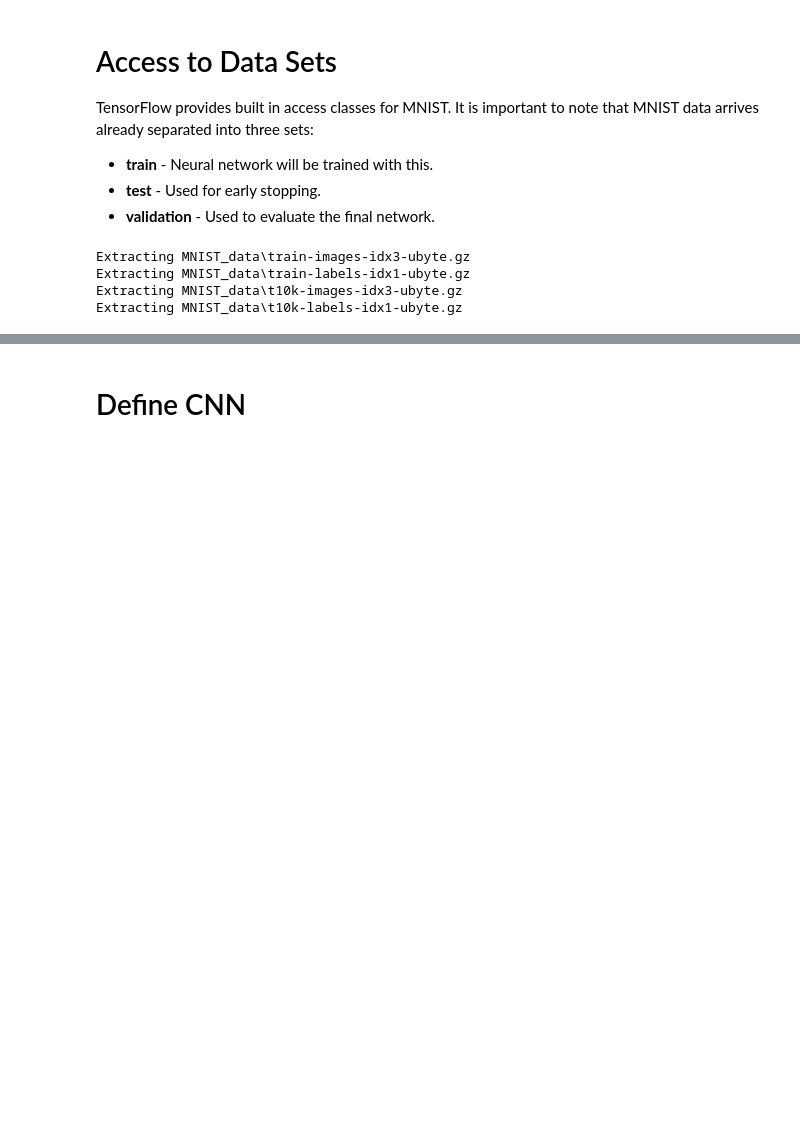
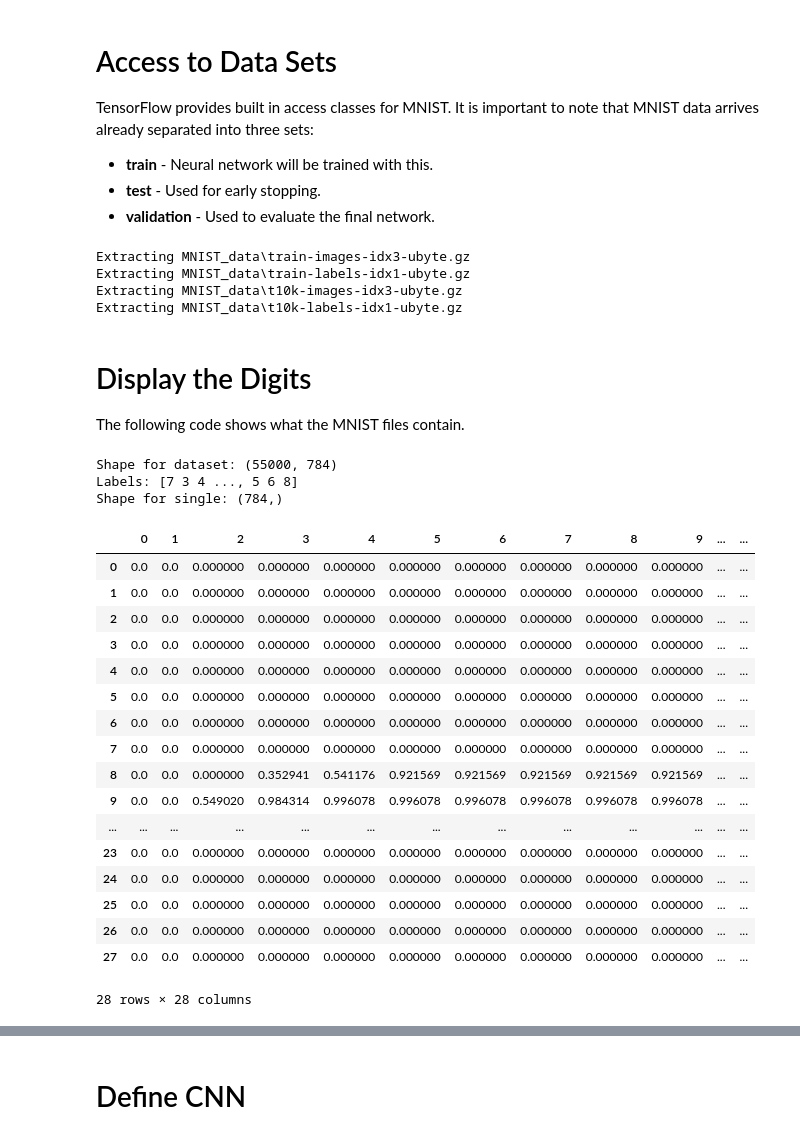
Before and after one commit to jeffheaton/t81_558_deep_learning, a Jupyter notebook: t81_558_class8_cnn.ipynb, the cells around one changed output, grey strips where cells are left out. Saved outputs shown, nothing was run; the diff lists cells and outputs as text; code cells hidden in the pictures; blank space fills up the shorter version.

```diff
--- a/t81_558_class8_cnn.ipynb
+++ b/t81_558_class8_cnn.ipynb
@@ -268,3 +264,42 @@ Extracting MNIST_data\train-images-idx3-ubyte.gz
 Extracting MNIST_data\train-labels-idx1-ubyte.gz
 Extracting MNIST_data\t10k-images-idx3-ubyte.gz
 Extracting MNIST_data\t10k-labels-idx1-ubyte.gz
+# %% [markdown]
+# Display the Digits
+
+The following code shows what the MNIST files contain.
+# %%
+# Display as text
+from IPython.display import display
+import pandas as pd
+
+print("Shape for dataset: {}".format(mnist.train.images.shape))
+print("Labels: {}".format(mnist.train.labels))
+
+# Single MNIST digit
+single = mnist.train.images[0]
+print("Shape for single: {}".format(single.shape))
+
+display(pd.DataFrame(single.reshape(28,28)))
+# %% [output]
+Shape for dataset: (55000, 784)
+Labels: [7 3 4 ..., 5 6 8]
+Shape for single: (784,)
+|  | 0 | 1 | 2 | 3 | 4 | 5 | 6 | 7 | 8 | 9 | ... | ... |
+| 0 | 0.0 | 0.0 | 0.000000 | 0.000000 | 0.000000 | 0.000000 | 0.000000 | 0.000000 | 0.000000 | 0.000000 | ... | ... |
+| 1 | 0.0 | 0.0 | 0.000000 | 0.000000 | 0.000000 | 0.000000 | 0.000000 | 0.000000 | 0.000000 | 0.000000 | ... | ... |
+| 2 | 0.0 | 0.0 | 0.000000 | 0.000000 | 0.000000 | 0.000000 | 0.000000 | 0.000000 | 0.000000 | 0.000000 | ... | ... |
+| 3 | 0.0 | 0.0 | 0.000000 | 0.000000 | 0.000000 | 0.000000 | 0.000000 | 0.000000 | 0.000000 | 0.000000 | ... | ... |
+| 4 | 0.0 | 0.0 | 0.000000 | 0.000000 | 0.000000 | 0.000000 | 0.000000 | 0.000000 | 0.000000 | 0.000000 | ... | ... |
+| 5 | 0.0 | 0.0 | 0.000000 | 0.000000 | 0.000000 | 0.000000 | 0.000000 | 0.000000 | 0.000000 | 0.000000 | ... | ... |
+| 6 | 0.0 | 0.0 | 0.000000 | 0.000000 | 0.000000 | 0.000000 | 0.000000 | 0.000000 | 0.000000 | 0.000000 | ... | ... |
+| 7 | 0.0 | 0.0 | 0.000000 | 0.000000 | 0.000000 | 0.000000 | 0.000000 | 0.000000 | 0.000000 | 0.000000 | ... | ... |
+| 8 | 0.0 | 0.0 | 0.000000 | 0.352941 | 0.541176 | 0.921569 | 0.921569 | 0.921569 | 0.921569 | 0.921569 | ... | ... |
+| 9 | 0.0 | 0.0 | 0.549020 | 0.984314 | 0.996078 | 0.996078 | 0.996078 | 0.996078 | 0.996078 | 0.996078 | ... | ... |
+| ... | ... | ... | ... | ... | ... | ... | ... | ... | ... | ... | ... | ... |
+| 23 | 0.0 | 0.0 | 0.000000 | 0.000000 | 0.000000 | 0.000000 | 0.000000 | 0.000000 | 0.000000 | 0.000000 | ... | ... |
+| 24 | 0.0 | 0.0 | 0.000000 | 0.000000 | 0.000000 | 0.000000 | 0.000000 | 0.000000 | 0.000000 | 0.000000 | ... | ... |
+| 25 | 0.0 | 0.0 | 0.000000 | 0.000000 | 0.000000 | 0.000000 | 0.000000 | 0.000000 | 0.000000 | 0.000000 | ... | ... |
+| 26 | 0.0 | 0.0 | 0.000000 | 0.000000 | 0.000000 | 0.000000 | 0.000000 | 0.000000 | 0.000000 | 0.000000 | ... | ... |
+| 27 | 0.0 | 0.0 | 0.000000 | 0.000000 | 0.000000 | 0.000000 | 0.000000 | 0.000000 | 0.000000 | 0.000000 | ... | ... |
+28 rows × 28 columns
```
Also changed, not shown: parts of 3 cells of this notebook.
